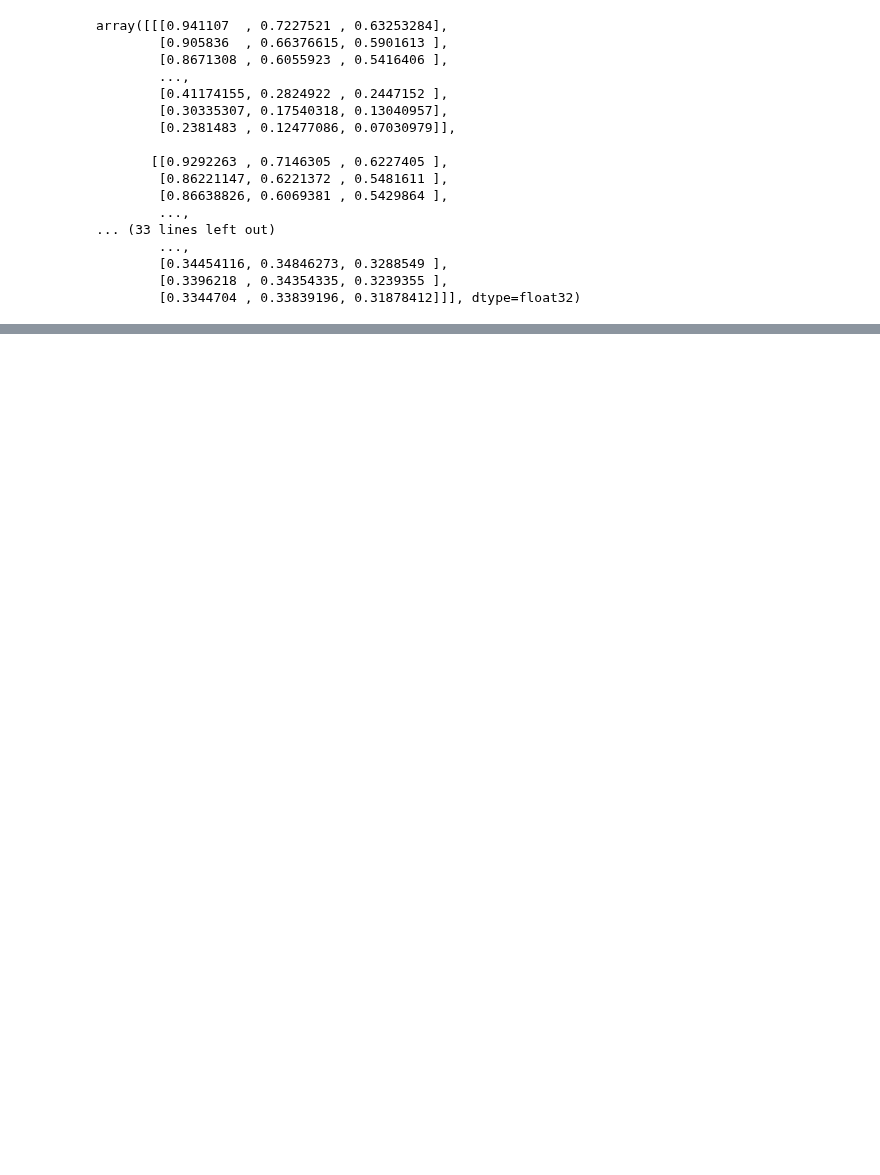
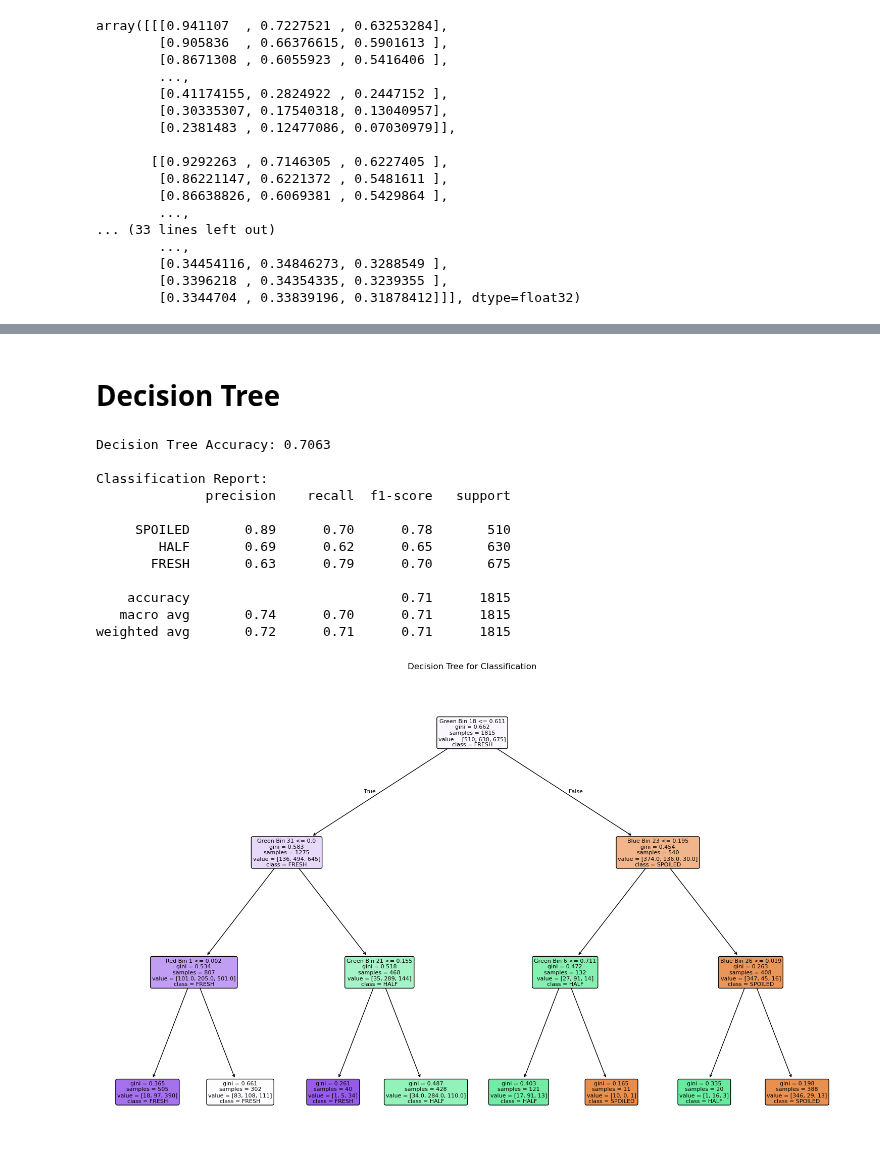
Before and after one commit to jason-gardiner/Meat-Freshness-Image-Classification, a Jupyter notebook: Meat Classification.ipynb, the cells around one changed output, grey strips where cells are left out. Cells and saved outputs as stored; diff of their text form; code cells hidden in the pictures; blank space fills up the shorter version.

```diff
--- a/Meat Classification.ipynb
+++ b/Meat Classification.ipynb
@@ -50,0 +142,16 @@ array([[[0.941107  , 0.7227521 , 0.63253284],
+# %%
+# Extract features from training and testing sets
+train_features = []
+for img in train_x:
+    hist_features = extract_color_histogram(img)
+    train_features.append(hist_features)
+train_features = np.array(train_features)
+
+
+test_features = []
+for img in test_x:
+    hist_features = extract_color_histogram(img)
+    test_features.append(hist_features)
+test_features = np.array(test_features)
+
+print(train_features)
@@ -50,0 +172,2 @@ array([[[0.941107  , 0.7227521 , 0.63253284],
+# %% [markdown]
+# Decision Tree
@@ -50,0 +231,28 @@ array([[[0.941107  , 0.7227521 , 0.63253284],
+# %%
+# Create feature names for the histogram features
+bins_per_channel = train_features.shape[1] // 3
+channels = ['Red', 'Green', 'Blue']
+feature_names = []
+for channel in channels:
+    for index in range(bins_per_channel):
+        feature_names.append(f"{channel} Bin {index}")
+
+#x_train_tree, y_train_tree, x_test_tree, y_test_tree, max_depth=5, show_tree=True, feature_names=None
+
+# Train the decision tree with histogram visualization
+model, acc, report = train_decision_tree(x_train_tree=train_features, y_train_tree=train_y, x_test_tree=test_features,
+                                         y_test_tree=test_y, max_depth=3, feature_names=feature_names)
+# %% [output]
+Decision Tree Accuracy: 0.7063
+
+Classification Report:
+              precision    recall  f1-score   support
+
+     SPOILED       0.89      0.70      0.78       510
+        HALF       0.69      0.62      0.65       630
+       FRESH       0.63      0.79      0.70       675
+
+    accuracy                           0.71      1815
+   macro avg       0.74      0.70      0.71      1815
+weighted avg       0.72      0.71      0.71      1815
+[figure, added]
```
Also changed, not shown: parts of 8 cells of this notebook.
